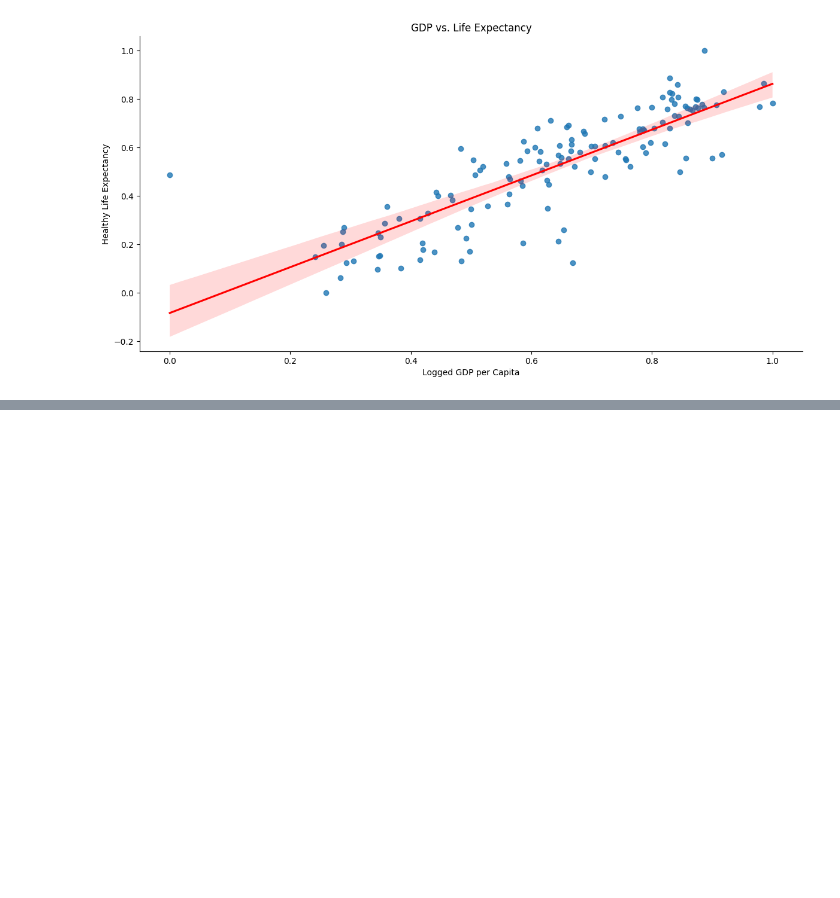
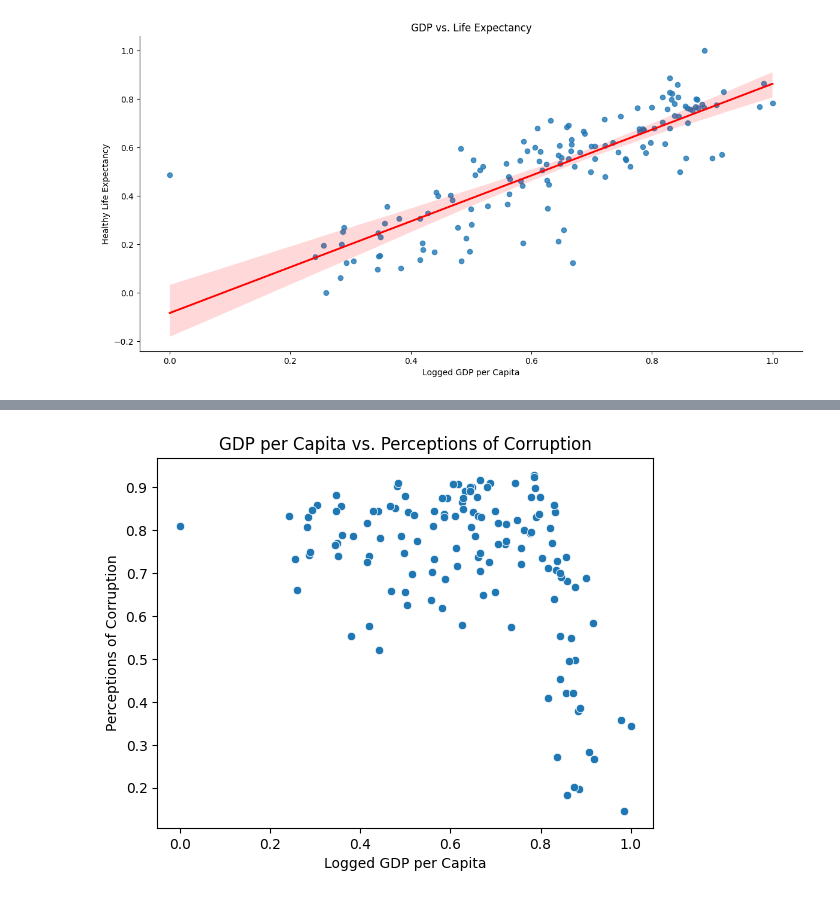
Before and after one commit to TanishAfre/Data-Analysis-Visualisation, a Jupyter notebook: main.ipynb, the cells around one changed output, grey strips where cells are left out. Saved outputs shown, nothing was run; the diff lists cells and outputs as text; code cells hidden in the pictures; blank space fills up the shorter version.

```diff
--- a/main.ipynb
+++ b/main.ipynb
@@ -372,0 +381,8 @@ plt.show()
+# %%
+sns.scatterplot(x='Logged GDP per capita', y='Perceptions of corruption', data=df)
+plt.title('GDP per Capita vs. Perceptions of Corruption')
+plt.xlabel('Logged GDP per Capita')
+plt.ylabel('Perceptions of Corruption')
+plt.show()
+# %% [output]
+[figure, added]
```
Also changed, not shown: parts of 2 cells of this notebook.
